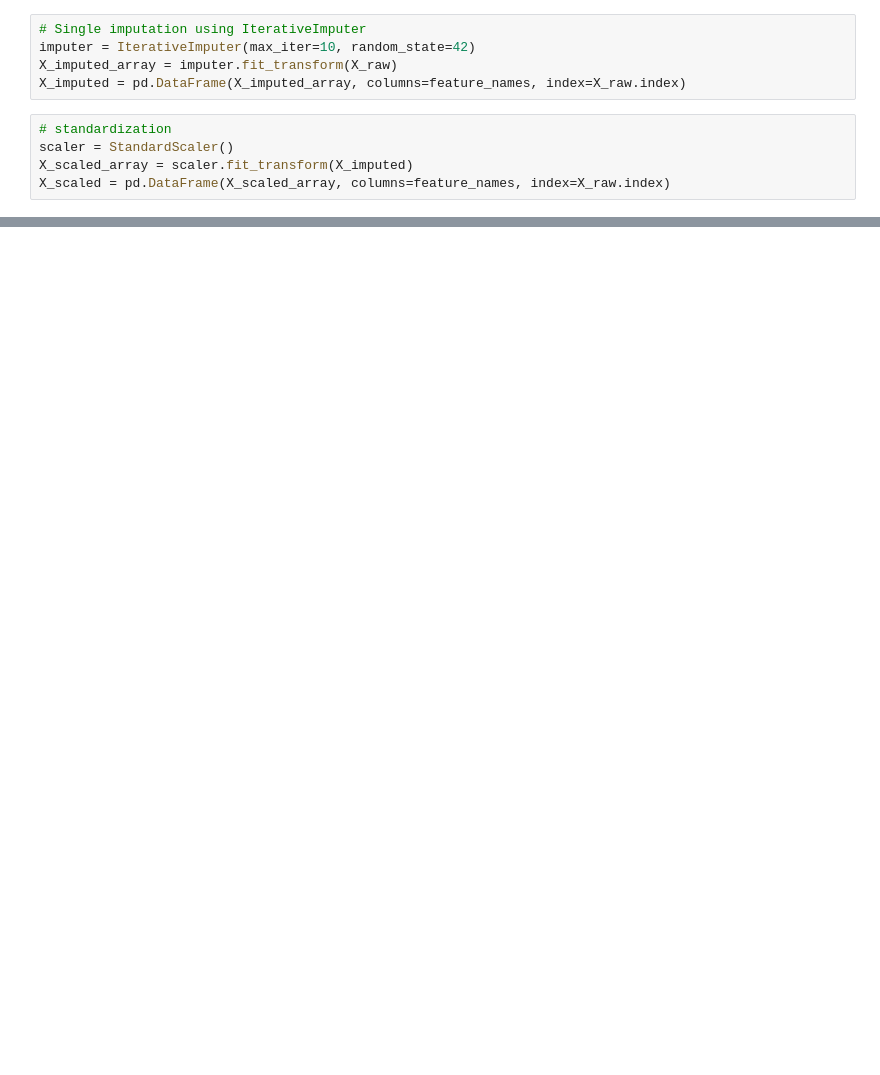
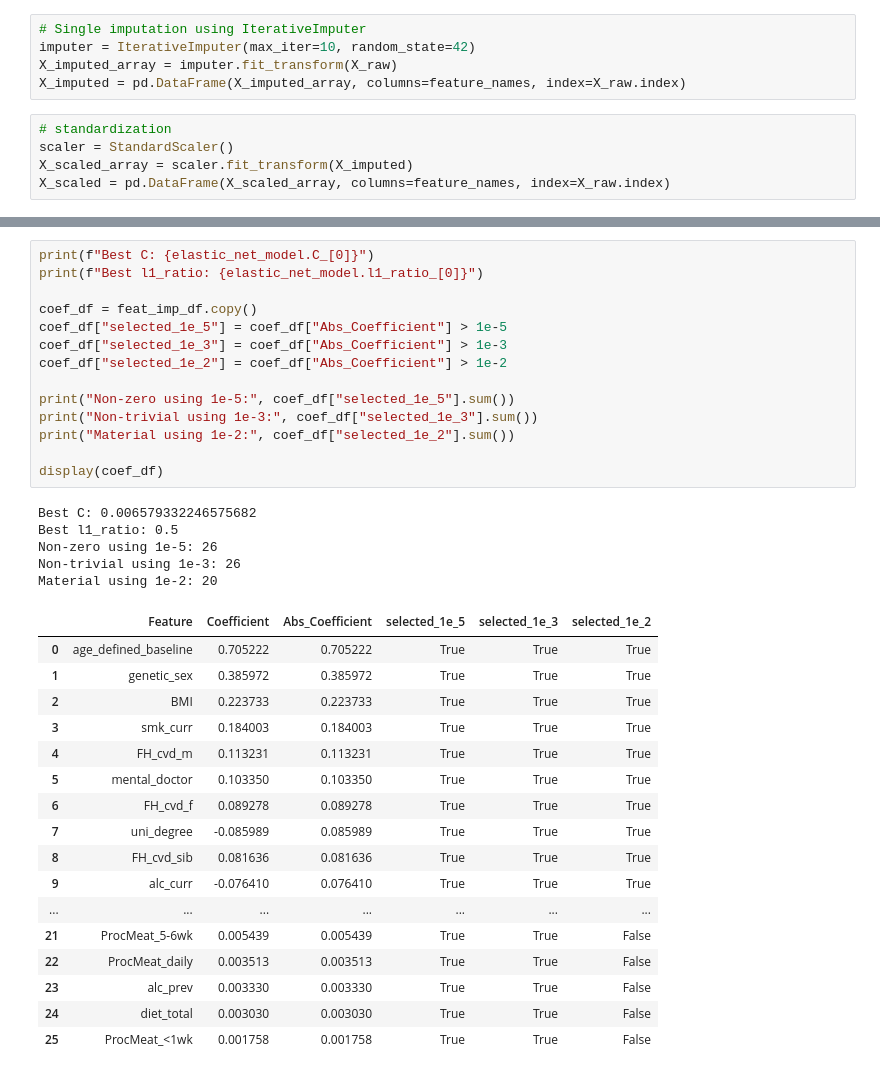
Before and after one commit to jialezhao666/Project-30---Causal-Modeling-of-Lifestyle-Factors-for-CVD-Risk-Prediction, a Jupyter notebook: phase_I/elastic_net_selection.ipynb, the cells around one changed output, grey strips where cells are left out. Cells and saved outputs as stored; diff of their text form; blank space fills up the shorter version.

```diff
--- a/phase_I/elastic_net_selection.ipynb
+++ b/phase_I/elastic_net_selection.ipynb
@@ -183 +189,38 @@ plt.show()
+# %%
+print(f"Best C: {elastic_net_model.C_[0]}")
+print(f"Best l1_ratio: {elastic_net_model.l1_ratio_[0]}")
+
+coef_df = feat_imp_df.copy()
+coef_df["selected_1e_5"] = coef_df["Abs_Coefficient"] > 1e-5
+coef_df["selected_1e_3"] = coef_df["Abs_Coefficient"] > 1e-3
+coef_df["selected_1e_2"] = coef_df["Abs_Coefficient"] > 1e-2
+
+print("Non-zero using 1e-5:", coef_df["selected_1e_5"].sum())
+print("Non-trivial using 1e-3:", coef_df["selected_1e_3"].sum())
+print("Material using 1e-2:", coef_df["selected_1e_2"].sum())
+
+display(coef_df)
+# %% [output]
+Best C: 0.006579332246575682
+Best l1_ratio: 0.5
+Non-zero using 1e-5: 26
+Non-trivial using 1e-3: 26
+Material using 1e-2: 20
+|  | Feature | Coefficient | Abs_Coefficient | selected_1e_5 | selected_1e_3 | selected_1e_2 |
+| 0 | age_defined_baseline | 0.705222 | 0.705222 | True | True | True |
+| 1 | genetic_sex | 0.385972 | 0.385972 | True | True | True |
+| 2 | BMI | 0.223733 | 0.223733 | True | True | True |
+| 3 | smk_curr | 0.184003 | 0.184003 | True | True | True |
+| 4 | FH_cvd_m | 0.113231 | 0.113231 | True | True | True |
+| 5 | mental_doctor | 0.103350 | 0.103350 | True | True | True |
+| 6 | FH_cvd_f | 0.089278 | 0.089278 | True | True | True |
+| 7 | uni_degree | -0.085989 | 0.085989 | True | True | True |
+| 8 | FH_cvd_sib | 0.081636 | 0.081636 | True | True | True |
+| 9 | alc_curr | -0.076410 | 0.076410 | True | True | True |
+| ... | ... | ... | ... | ... | ... | ... |
+| 21 | ProcMeat_5-6wk | 0.005439 | 0.005439 | True | True | False |
+| 22 | ProcMeat_daily | 0.003513 | 0.003513 | True | True | False |
+| 23 | alc_prev | 0.003330 | 0.003330 | True | True | False |
+| 24 | diet_total | 0.003030 | 0.003030 | True | True | False |
+| 25 | ProcMeat_<1wk | 0.001758 | 0.001758 | True | True | False |
 # %%
```
Also changed, not shown: parts of 9 cells of this notebook, 59 other files.
